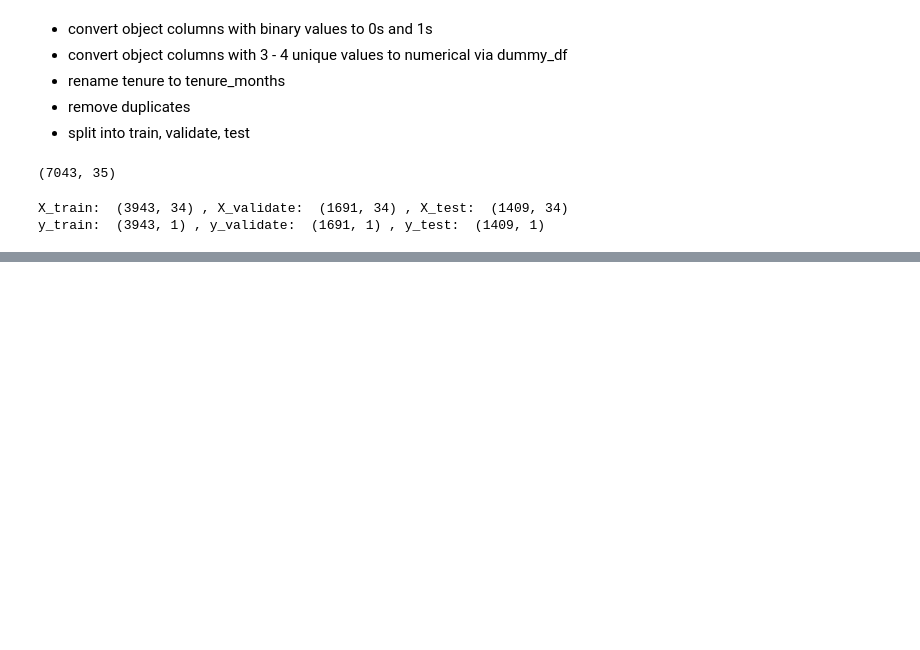
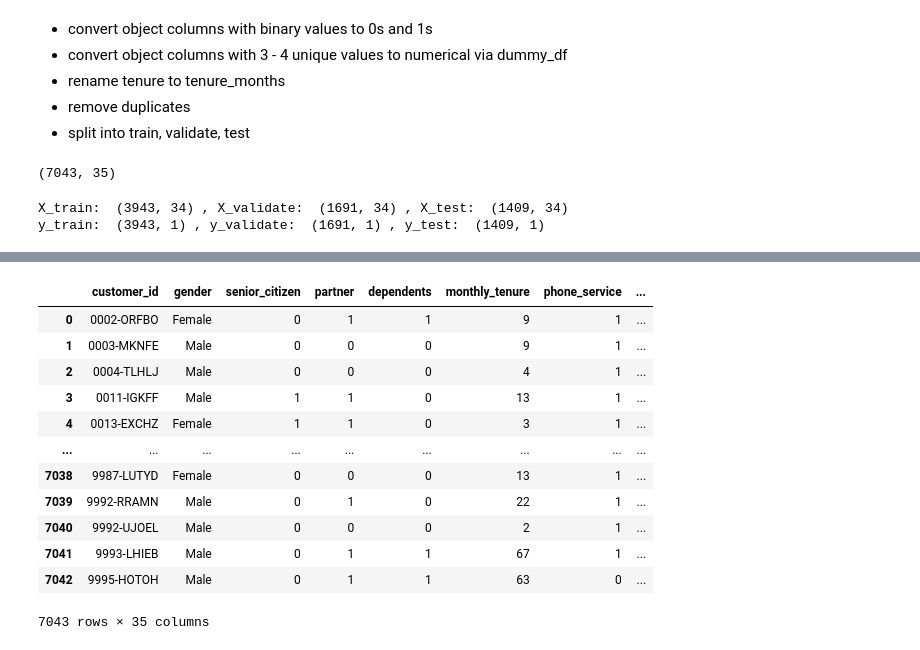
Before and after one commit to SamuelD-Data/Telco_Churn_Project, a Jupyter notebook: classification_project.ipynb, the cells around one changed output, grey strips where cells are left out. Saved outputs shown, nothing was run; the diff lists cells and outputs as text; code cells hidden in the pictures; blank space fills up the shorter version.

```diff
--- a/classification_project.ipynb
+++ b/classification_project.ipynb
@@ -172,6 +175,3 @@ print("y_train: ", y_train.shape, ", y_validate: ", y_validate.shape, ", y_test:
 # %% [output]
 X_train:  (3943, 34) , X_validate:  (1691, 34) , X_test:  (1409, 34)
 y_train:  (3943, 1) , y_validate:  (1691, 1) , y_test:  (1409, 1)
-# %%
-for x in df:
-    print (x)
@@ -195,0 +178,14 @@ churn
+# %%
+def prepare_telco(x):
+    x.drop_duplicates(inplace=True)
+    cols = ["gender","partner","dependents","phone_service", "paperless_billing","churn"]
+    x[cols] = x[cols].replace('Yes', 1)
+    x[cols] = x[cols].replace('No', 0)
+    dummy_df = pd.get_dummies(x[['multiple_lines','online_security', 'online_backup', 'device_protection', 'tech_support', 'streaming_tv', 'streaming_movies']])
+    x = pd.concat([x, dummy_df], axis=1)
+    cols_to_drop = ['multiple_lines','online_security', 'online_backup', 'device_protection', 'tech_support', 'streaming_tv', 'streaming_movies']
+    x = x.drop(columns = cols_to_drop)
+    x.rename(columns={'tenure':'monthly_tenure'}, inplace=True)
+    x['total_charges'] = x.total_charges.where((x.monthly_tenure != 0),0)
+    x['total_charges'] = x.total_charges.astype(float)
+    return x
@@ -195,0 +195,19 @@ churn
+# %%
+from prepare import prepare_telco
+import acquire as ac
+
+prepare_telco(ac.get_telco_data())
+# %% [output]
+|  | customer_id | gender | senior_citizen | partner | dependents | monthly_tenure | phone_service | ... |
+| 0 | 0002-ORFBO | Female | 0 | 1 | 1 | 9 | 1 | ... |
+| 1 | 0003-MKNFE | Male | 0 | 0 | 0 | 9 | 1 | ... |
+| 2 | 0004-TLHLJ | Male | 0 | 0 | 0 | 4 | 1 | ... |
+| 3 | 0011-IGKFF | Male | 1 | 1 | 0 | 13 | 1 | ... |
+| 4 | 0013-EXCHZ | Female | 1 | 1 | 0 | 3 | 1 | ... |
+| ... | ... | ... | ... | ... | ... | ... | ... | ... |
+| 7038 | 9987-LUTYD | Female | 0 | 0 | 0 | 13 | 1 | ... |
+| 7039 | 9992-RRAMN | Male | 0 | 1 | 0 | 22 | 1 | ... |
+| 7040 | 9992-UJOEL | Male | 0 | 0 | 0 | 2 | 1 | ... |
+| 7041 | 9993-LHIEB | Male | 0 | 1 | 1 | 67 | 1 | ... |
+| 7042 | 9995-HOTOH | Male | 0 | 1 | 1 | 63 | 0 | ... |
+7043 rows × 35 columns
```
Also changed, not shown: parts of 5 cells of this notebook.
